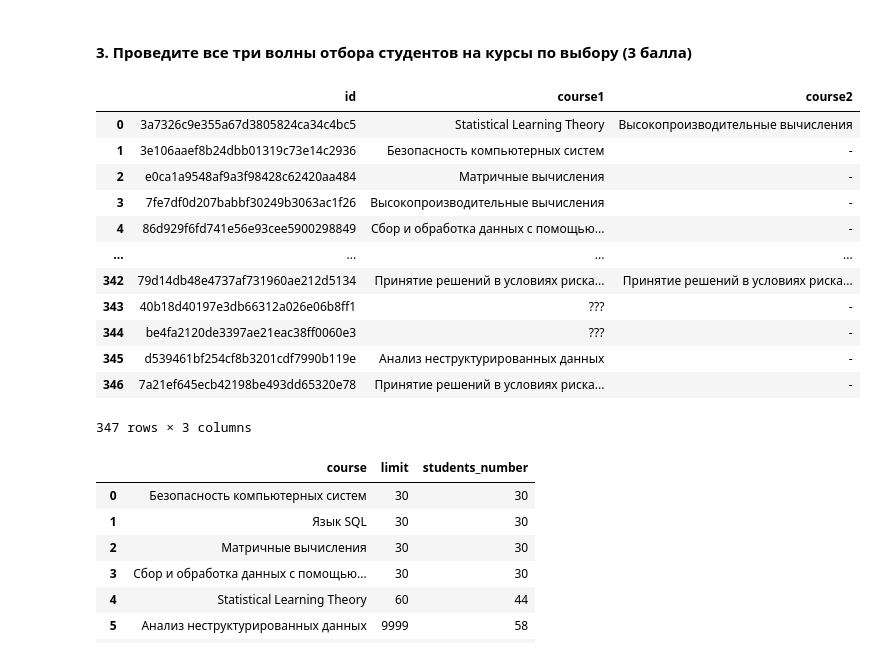
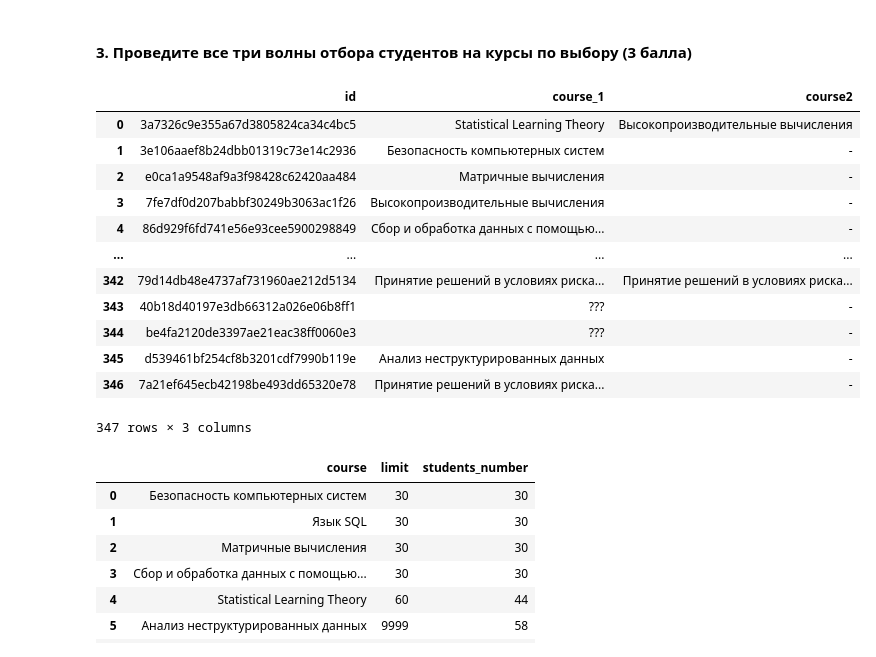
Before and after one commit to SergeyPishchulov/MO, a Jupyter notebook: practice_01_pandas.ipynb, the cells around one changed output. Cells and saved outputs as stored; diff of their text form; code cells hidden in the pictures.

```diff
--- a/practice_01_pandas.ipynb
+++ b/practice_01_pandas.ipynb
@@ -485,7 +485,7 @@ def handle_only_one_crs(row):
     if (counter.loc[counter['course'] == row['fall_1'], 'students_number'].values <
             counter.loc[counter['course'] == row['fall_1'], 'limit'].values):
         counter.loc[counter['course'] == row['fall_1'], 'students_number'] += 1
-        row['course1'] = row['fall_1']
+        row['course_1'] = row['fall_1']
 
         if counter.loc[counter['course'] == row['fall_1'], 'students_number'].values == 1:
             row['is_first_place'] = True
@@ -495,7 +495,7 @@ def handle_fst_crs(row):
     if counter.loc[counter['course'] == row['fall_1'], 'students_number'].values < \
             counter.loc[counter['course'] == row['fall_1'], 'limit'].values:
         counter.loc[counter['course'] == row['fall_1'], 'students_number'] += 1
-        row['course1'] = row['fall_1']
+        row['course_1'] = row['fall_1']
 
         if counter.loc[counter['course'] == row['fall_1'], 'students_number'].values == 1:
             row['is_first_place'] = True
@@ -506,8 +506,8 @@ def handle_snd_crs(row):
             counter.loc[counter['course'] == row['fall_2'], 'limit'].values:
         counter.loc[counter['course'] ==
                     row['fall_2'], 'students_number'] += 1
-        if row['course1'] == '':
-            row['course1'] = row['fall_2']
+        if row['course_1'] == '':
+            row['course_1'] = row['fall_2']
         else:
             row['course2'] = row['fall_2']
 
@@ -527,7 +527,7 @@ def first_wave(row):
 import numpy as np
 
 
-df['course1'] = ''
+df['course_1'] = ''
 df['course2'] = ''
 
 df['is_first_place'] = np.nan
@@ -600,7 +600,7 @@ def set_fst_crs_by_snd_priority(row):
     if (counter.loc[counter['course'] == row['fall_2'], 'students_number'].values <
             counter.loc[counter['course'] == row['fall_2'], 'limit'].values):
         counter.loc[counter['course'] == row['fall_2'], 'students_number'] += 1
-        row['course1'] = row['fall_2']
+        row['course_1'] = row['fall_2']
         row['course2'] = '-'
 
 
@@ -608,8 +608,8 @@ def set_snd_priority(row):
     if counter.loc[counter['course'] == row['fall_2'], 'students_number'].values < \
             counter.loc[counter['course'] == row['fall_2'], 'limit'].values:
         counter.loc[counter['course'] == row['fall_2'], 'students_number'] += 1
-        if row['course1'] == '':
-            row['course1'] = row['fall_2']
+        if row['course_1'] == '':
+            row['course_1'] = row['fall_2']
             return row, False
         else:
             row['course2'] = row['fall_2']
@@ -621,14 +621,14 @@ def handle_third_priority(row):
     if counter.loc[counter['course'] == row['fall_3'], 'students_number'].values < \
             counter.loc[counter['course'] == row['fall_3'], 'limit'].values:
         counter.loc[counter['course'] == row['fall_3'], 'students_number'] += 1
-        if row['course1'] == '':
-            row['course1'] = row['fall_3']
+        if row['course_1'] == '':
+            row['course_1'] = row['fall_3']
         else:
             row['course2'] = row['fall_3']
 
 
 def second_wave(row):
-    if (row['crs_cnt'] == 1 and row['course1'] == ''):
+    if (row['crs_cnt'] == 1 and row['course_1'] == ''):
         set_fst_crs_by_snd_priority(row)
 
     elif (row['crs_cnt'] == 2 and row['course2'] == ''):
@@ -647,34 +647,34 @@ def set_only_one_crs_by_third_priority(row):
             counter.loc[counter['course'] == row['fall_3'], 'limit'].values):
         counter.loc[counter['course'] ==
                     row['fall_3'], 'students_number'] += 1
-        row['course1'] = row['fall_3']
+        row['course_1'] = row['fall_3']
 
 
 def third_wave(row):
-    if (row['crs_cnt'] == 1 and row['course1'] == ''):
+    if (row['crs_cnt'] == 1 and row['course_1'] == ''):
         set_only_one_crs_by_third_priority(row)
 
-        if row['course1'] == '':
-            row['course1'] = UNDEFINED
+        if row['course_1'] == '':
+            row['course_1'] = UNDEFINED
 
     elif (row['crs_cnt'] == 2):
-        if (row['course1'] == ''):
-            row['course1'] = UNDEFINED
+        if (row['course_1'] == ''):
+            row['course_1'] = UNDEFINED
         if (row['course2'] == ''):
             row['course2'] = UNDEFINED
     return row
 # %%
 # Отсортируем строки по percentile снова, так как порядок менялся на обратный
 df_second = df_first.sort_values(by='percentile', ascending=True)
 
 # Вторая волна обработки
 df_second = df_second.apply(second_wave, axis=1)
 # df_second
 df_third = df_second.apply(third_wave, axis=1)
-result = df_third.reset_index(drop=True)[['id','course1','course2']]
+result = df_third.reset_index(drop=True)[['id','course_1','course2']]
 result
 # %% [output]
-|  | id | course1 | course2 |
+|  | id | course_1 | course2 |
 | 0 | 3a7326c9e355a67d3805824ca34c4bc5 | Statistical Learning Theory | Высокопроизводительные вычисления |
 | 1 | 3e106aaef8b24dbb01319c73e14c2936 | Безопасность компьютерных систем | - |
 | 2 | e0ca1a9548af9a3f98428c62420aa484 | Матричные вычисления | - |
```
Also changed, not shown: parts of 2 cells of this notebook.
